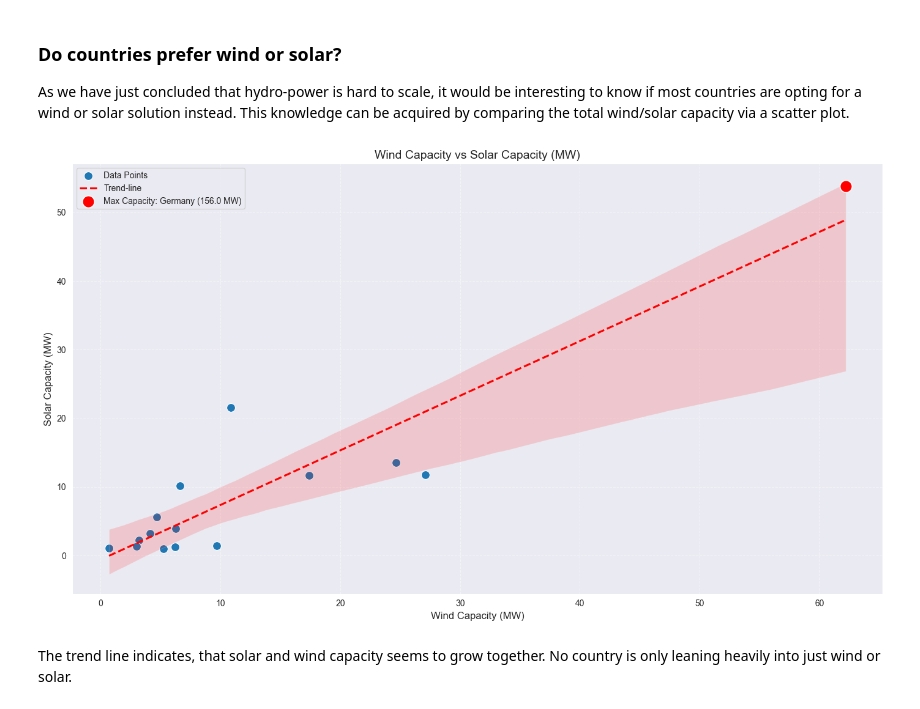
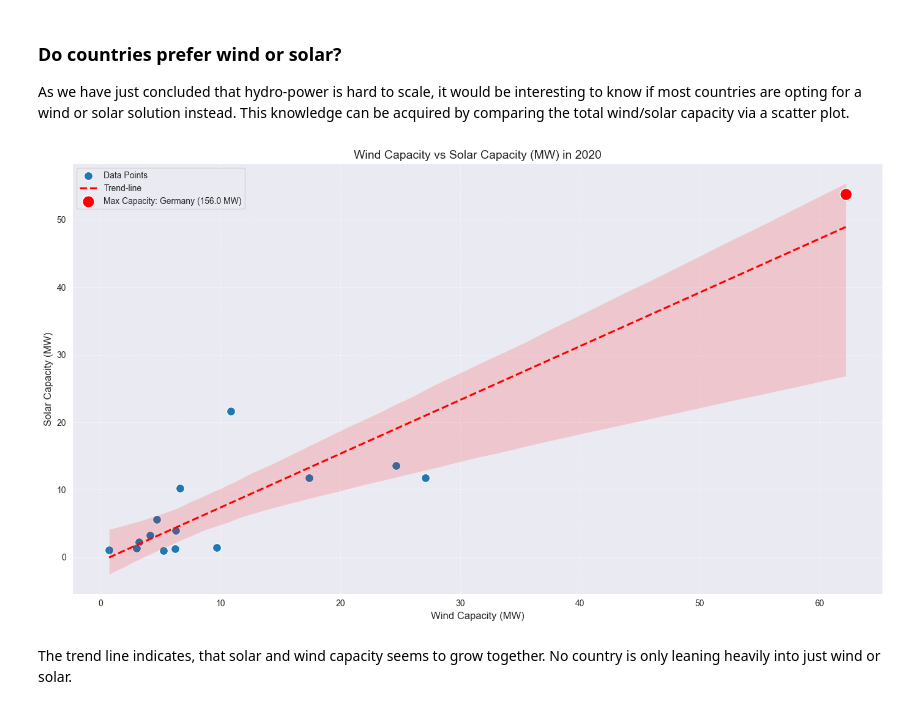
Before and after one commit to AlexanderGruebling/DOPP-Ex2, a Jupyter notebook: src/main.ipynb, the cells around one changed output. Saved outputs shown, nothing was run; the diff lists cells and outputs as text; code cells hidden in the pictures.

Commit message:
More descriptive plots

```diff
--- a/src/main.ipynb
+++ b/src/main.ipynb
@@ -513,35 +539,35 @@ sns.scatterplot(
     y="Solar Capacity",
     s=100,
     label="Data Points",
 )
 
 sns.regplot(
     data=installed_capacity_2020_countries_only_reset,
     x="Wind Capacity",
     y="Solar Capacity",
     scatter=False,
     color="red",
     label="Trend-line",
     line_kws={"linestyle": "--"},
 )
 
 # Highlight the point with the highest capacity
 sns.scatterplot(
     x=[max_capacity["Wind Capacity"]],
     y=[max_capacity["Solar Capacity"]],
     color="red",
     s=200,
     label=f"Max Capacity: {max_entity} ({max_capacity['Total Capacity']:.1f} MW)",
 )
 
-plt.title("Wind Capacity vs Solar Capacity (MW)", fontsize=14)
+plt.title("Wind Capacity vs Solar Capacity (MW) in 2020", fontsize=14)
 plt.xlabel("Wind Capacity (MW)", fontsize=12)
 plt.ylabel("Solar Capacity (MW)", fontsize=12)
 plt.grid(True, linestyle="--", alpha=0.5)
 plt.tight_layout()
 plt.show()
 # %% [output]
-[figure, old version]
+[figure, new version]
 # %% [markdown]
 The trend line indicates, that solar and wind capacity seems to grow together. No country is only leaning heavily into just wind or solar.
 # %% [markdown]
```
Also changed, not shown: parts of 16 cells of this notebook.
